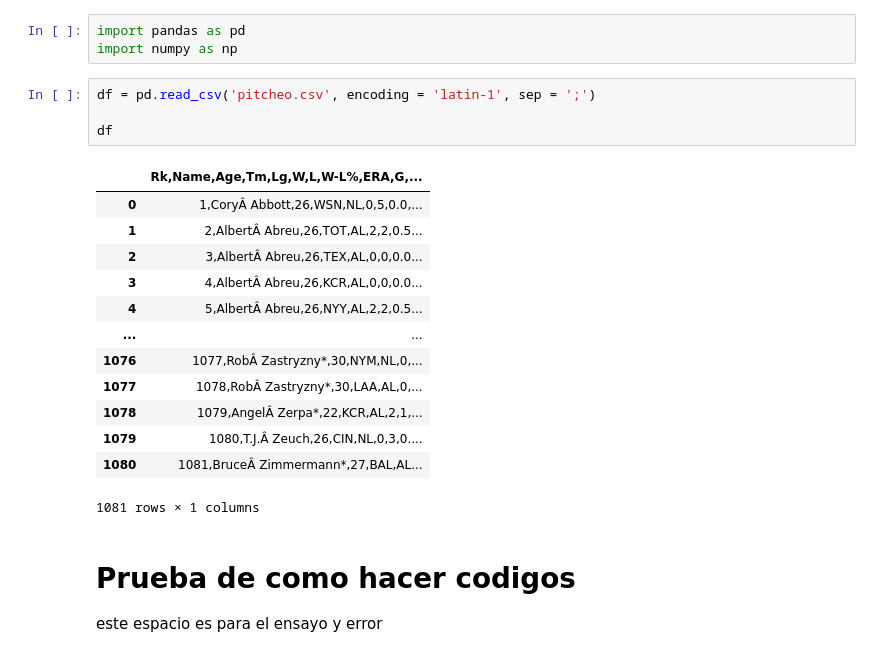
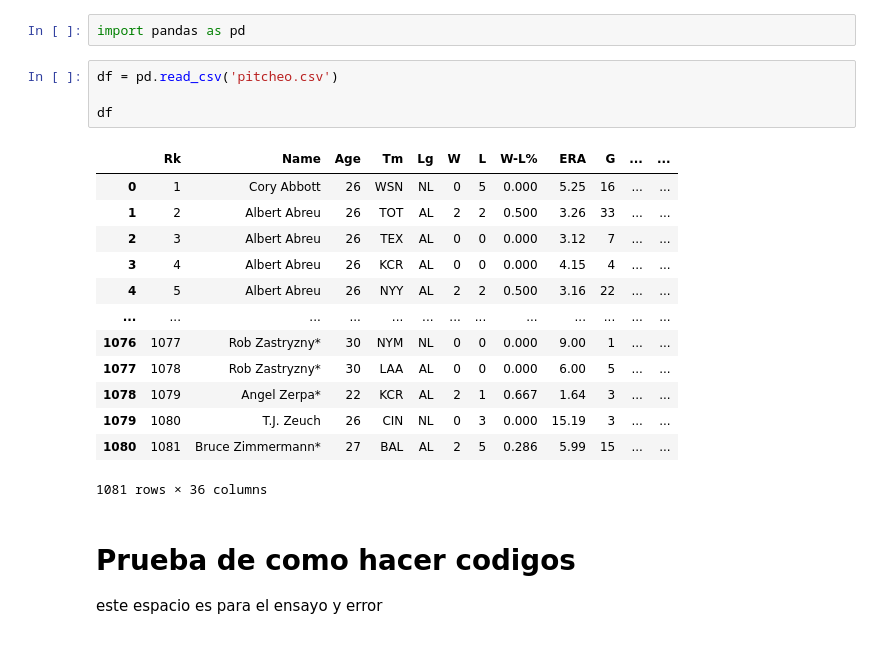
Before and after one commit to alvarogoncalves04/Prueba-AY, a Jupyter notebook: test.ipynb, the cells around one changed output. Cells and saved outputs as stored; diff of their text form.

```diff
--- a/test.ipynb
+++ b/test.ipynb
@@ -1,24 +1,23 @@
 # %%
 import pandas as pd
-import numpy as np
 # %%
-df = pd.read_csv('pitcheo.csv', encoding = 'latin-1', sep = ';')
+df = pd.read_csv('pitcheo.csv')
 
 df
 # %% [output]
-|  | Rk,Name,Age,Tm,Lg,W,L,W-L%,ERA,G,... |
-| 0 | 1,CoryÂ Abbott,26,WSN,NL,0,5,0.0,... |
-| 1 | 2,AlbertÂ Abreu,26,TOT,AL,2,2,0.5... |
-| 2 | 3,AlbertÂ Abreu,26,TEX,AL,0,0,0.0... |
-| 3 | 4,AlbertÂ Abreu,26,KCR,AL,0,0,0.0... |
-| 4 | 5,AlbertÂ Abreu,26,NYY,AL,2,2,0.5... |
-| ... | ... |
-| 1076 | 1077,RobÂ Zastryzny*,30,NYM,NL,0,... |
-| 1077 | 1078,RobÂ Zastryzny*,30,LAA,AL,0,... |
-| 1078 | 1079,AngelÂ Zerpa*,22,KCR,AL,2,1,... |
-| 1079 | 1080,T.J.Â Zeuch,26,CIN,NL,0,3,0.... |
-| 1080 | 1081,BruceÂ Zimmermann*,27,BAL,AL... |
+|  | Rk | Name | Age | Tm | Lg | W | L | W-L% | ERA | G | ... | ... |
+| 0 | 1 | Cory Abbott | 26 | WSN | NL | 0 | 5 | 0.000 | 5.25 | 16 | ... | ... |
+| 1 | 2 | Albert Abreu | 26 | TOT | AL | 2 | 2 | 0.500 | 3.26 | 33 | ... | ... |
+| 2 | 3 | Albert Abreu | 26 | TEX | AL | 0 | 0 | 0.000 | 3.12 | 7 | ... | ... |
+| 3 | 4 | Albert Abreu | 26 | KCR | AL | 0 | 0 | 0.000 | 4.15 | 4 | ... | ... |
+| 4 | 5 | Albert Abreu | 26 | NYY | AL | 2 | 2 | 0.500 | 3.16 | 22 | ... | ... |
+| ... | ... | ... | ... | ... | ... | ... | ... | ... | ... | ... | ... | ... |
+| 1076 | 1077 | Rob Zastryzny* | 30 | NYM | NL | 0 | 0 | 0.000 | 9.00 | 1 | ... | ... |
+| 1077 | 1078 | Rob Zastryzny* | 30 | LAA | AL | 0 | 0 | 0.000 | 6.00 | 5 | ... | ... |
+| 1078 | 1079 | Angel Zerpa* | 22 | KCR | AL | 2 | 1 | 0.667 | 1.64 | 3 | ... | ... |
+| 1079 | 1080 | T.J. Zeuch | 26 | CIN | NL | 0 | 3 | 0.000 | 15.19 | 3 | ... | ... |
+| 1080 | 1081 | Bruce Zimmermann* | 27 | BAL | AL | 2 | 5 | 0.286 | 5.99 | 15 | ... | ... |
-1081 rows × 1 columns
+1081 rows × 36 columns
 # %% [markdown]
 # Prueba de como hacer codigos
 este espacio es para el ensayo y error
```
Also changed, not shown: parts of 20 cells of this notebook.
